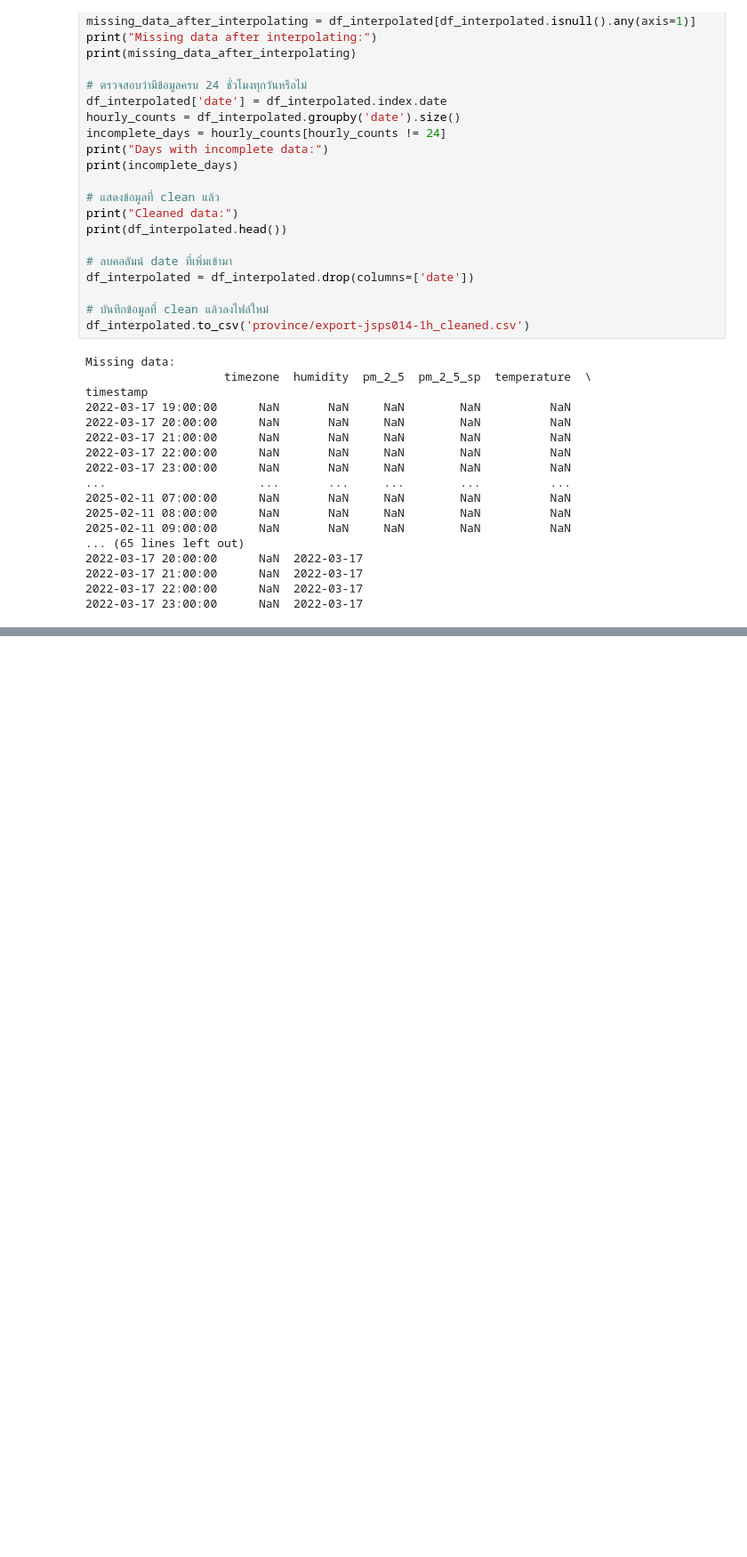
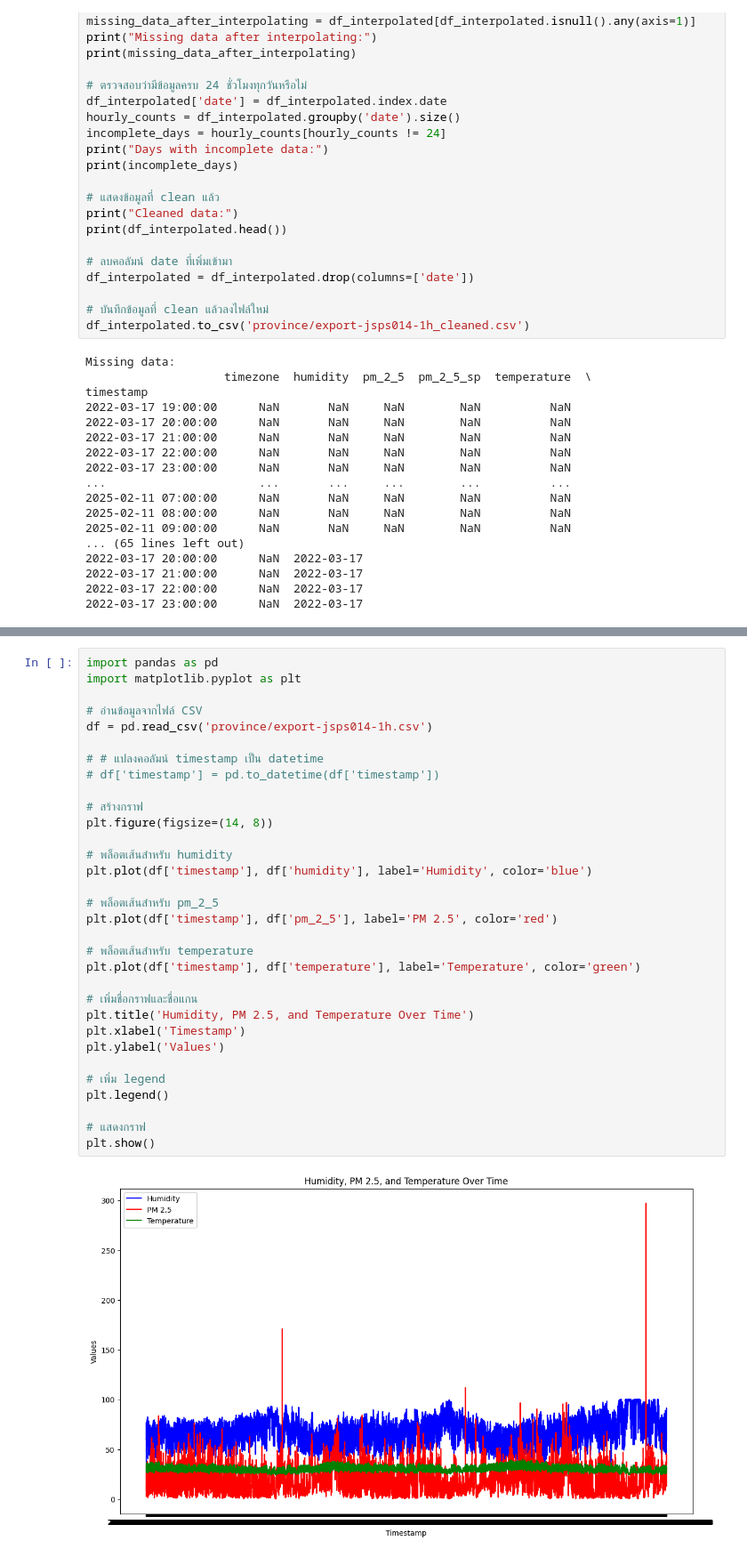
Before and after one commit to KIM2548TH/termproject1-2_cleandata, a Jupyter notebook: test3_pitta.ipynb, the cells around one changed output, grey strips where cells are left out. Shown: that part at 89% size. Cells and saved outputs as stored; diff of their text form; blank space fills up the shorter version.

Commit message:
plot

```diff
--- a/test3_pitta.ipynb
+++ b/test3_pitta.ipynb
@@ -149,0 +153,34 @@ for column in df_numeric.columns:
+# %%
+import pandas as pd
+import matplotlib.pyplot as plt
+
+# อ่านข้อมูลจากไฟล์ CSV
+df = pd.read_csv('province/export-jsps014-1h.csv')
+
+# # แปลงคอลัมน์ timestamp เป็น datetime
+# df['timestamp'] = pd.to_datetime(df['timestamp'])
+
+# สร้างกราฟ
+plt.figure(figsize=(14, 8))
+
+# พล็อตเส้นสำหรับ humidity
+plt.plot(df['timestamp'], df['humidity'], label='Humidity', color='blue')
+
+# พล็อตเส้นสำหรับ pm_2_5
+plt.plot(df['timestamp'], df['pm_2_5'], label='PM 2.5', color='red')
+
+# พล็อตเส้นสำหรับ temperature
+plt.plot(df['timestamp'], df['temperature'], label='Temperature', color='green')
+
+# เพิ่มชื่อกราฟและชื่อแกน
+plt.title('Humidity, PM 2.5, and Temperature Over Time')
+plt.xlabel('Timestamp')
+plt.ylabel('Values')
+
+# เพิ่ม legend
+plt.legend()
+
+# แสดงกราฟ
+plt.show()
+# %% [output]
+[figure, added]
```
Also changed, not shown: parts of 1 cell of this notebook.
